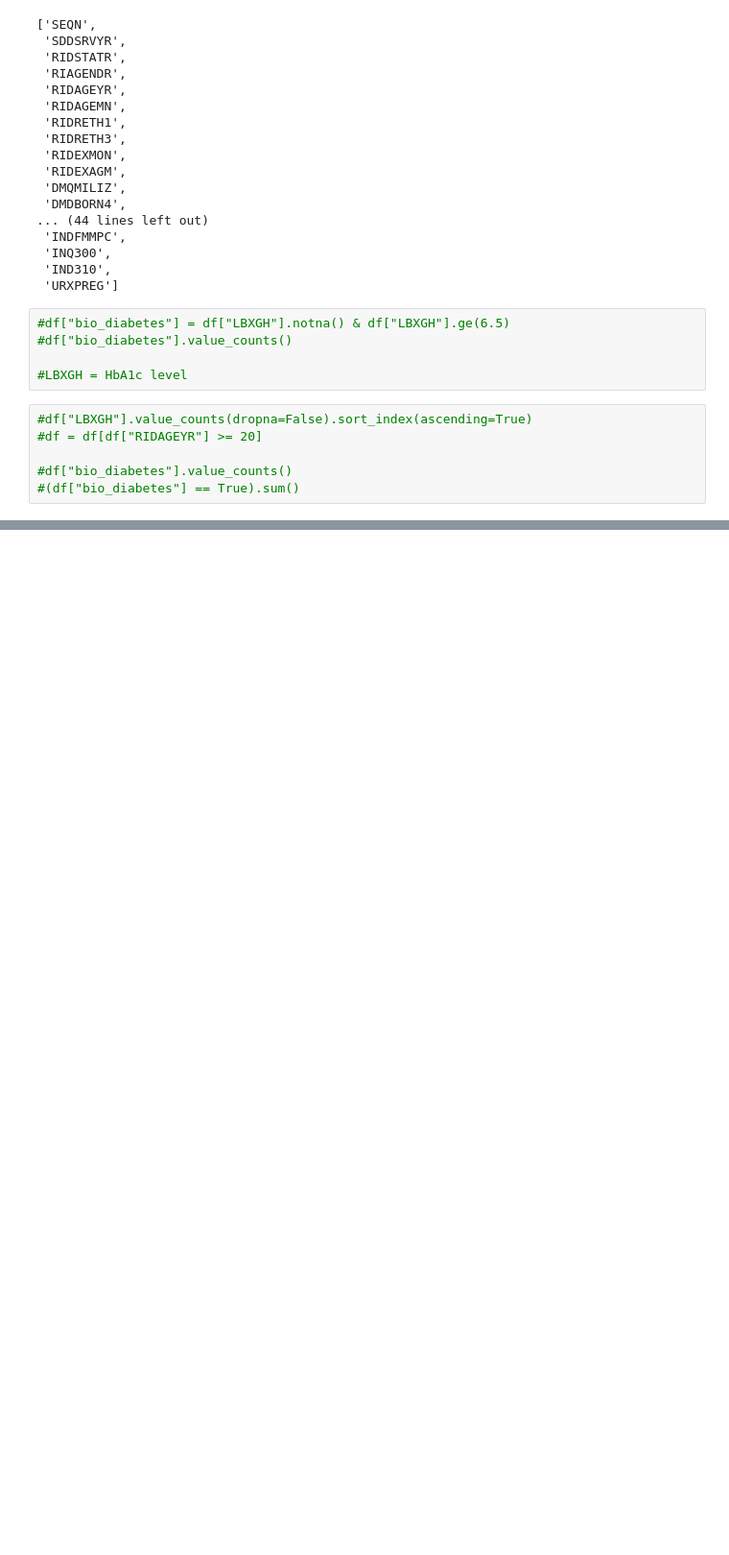
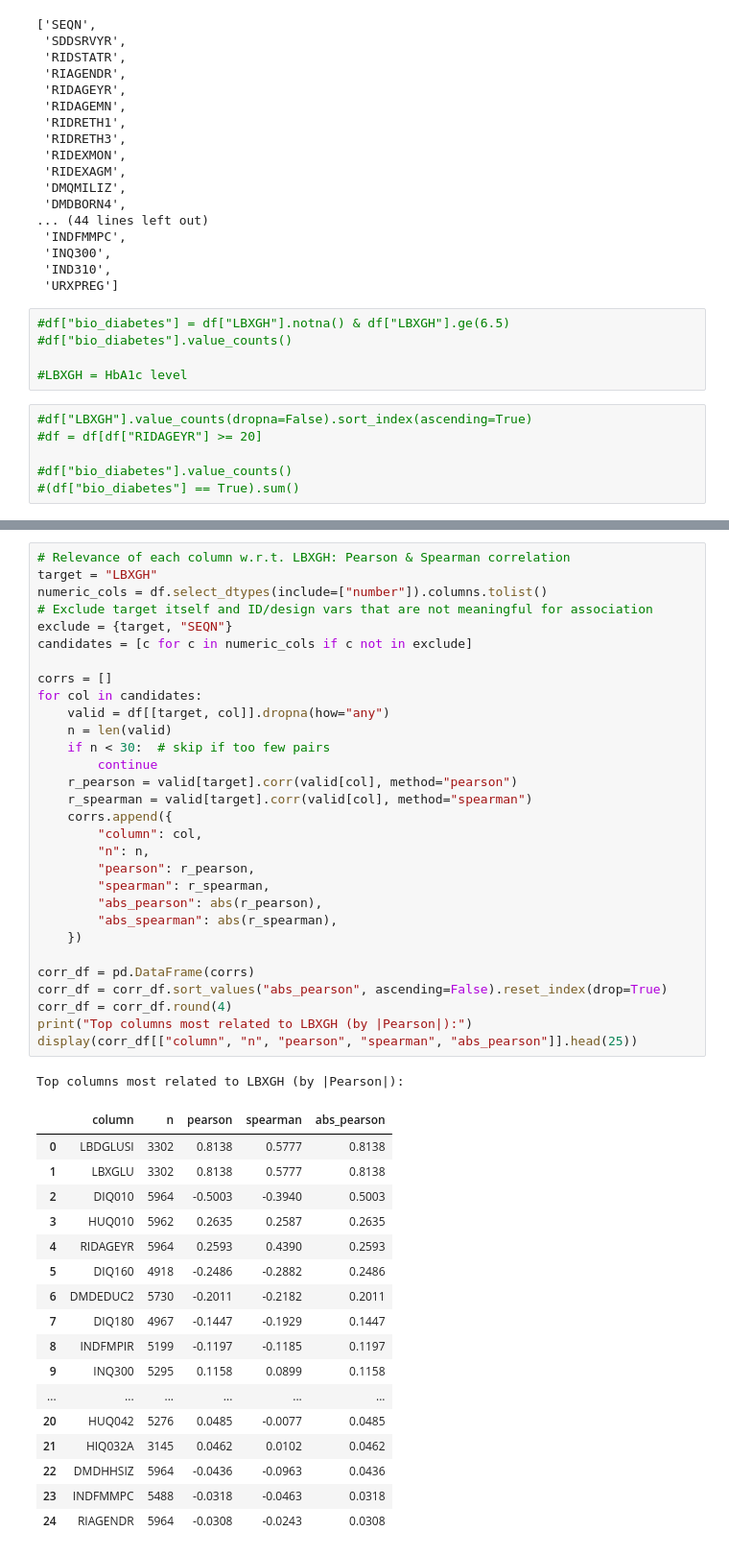
Before and after one commit to unnatiagarwal02/BMI_Applied_project, a Jupyter notebook: Data_understanding.ipynb, the cells around one changed output, grey strips where cells are left out. Shown at 96% size. Drawn from its saved outputs; the diff is of its cells as text; blank space fills up the shorter version.

```diff
--- a/Data_understanding.ipynb
+++ b/Data_understanding.ipynb
@@ -148,0 +245,49 @@ Shape: (5964, 60)
+# %%
+# Relevance of each column w.r.t. LBXGH: Pearson & Spearman correlation
+target = "LBXGH"
+numeric_cols = df.select_dtypes(include=["number"]).columns.tolist()
+# Exclude target itself and ID/design vars that are not meaningful for association
+exclude = {target, "SEQN"}
+candidates = [c for c in numeric_cols if c not in exclude]
+
+corrs = []
+for col in candidates:
+    valid = df[[target, col]].dropna(how="any")
+    n = len(valid)
+    if n < 30:  # skip if too few pairs
+        continue
+    r_pearson = valid[target].corr(valid[col], method="pearson")
+    r_spearman = valid[target].corr(valid[col], method="spearman")
+    corrs.append({
+        "column": col,
+        "n": n,
+        "pearson": r_pearson,
+        "spearman": r_spearman,
+        "abs_pearson": abs(r_pearson),
+        "abs_spearman": abs(r_spearman),
+    })
+
+corr_df = pd.DataFrame(corrs)
+corr_df = corr_df.sort_values("abs_pearson", ascending=False).reset_index(drop=True)
+corr_df = corr_df.round(4)
+print("Top columns most related to LBXGH (by |Pearson|):")
+display(corr_df[["column", "n", "pearson", "spearman", "abs_pearson"]].head(25))
+# %% [output]
+Top columns most related to LBXGH (by |Pearson|):
+|  | column | n | pearson | spearman | abs_pearson |
+| 0 | LBDGLUSI | 3302 | 0.8138 | 0.5777 | 0.8138 |
+| 1 | LBXGLU | 3302 | 0.8138 | 0.5777 | 0.8138 |
+| 2 | DIQ010 | 5964 | -0.5003 | -0.3940 | 0.5003 |
+| 3 | HUQ010 | 5962 | 0.2635 | 0.2587 | 0.2635 |
+| 4 | RIDAGEYR | 5964 | 0.2593 | 0.4390 | 0.2593 |
+| 5 | DIQ160 | 4918 | -0.2486 | -0.2882 | 0.2486 |
+| 6 | DMDEDUC2 | 5730 | -0.2011 | -0.2182 | 0.2011 |
+| 7 | DIQ180 | 4967 | -0.1447 | -0.1929 | 0.1447 |
+| 8 | INDFMPIR | 5199 | -0.1197 | -0.1185 | 0.1197 |
+| 9 | INQ300 | 5295 | 0.1158 | 0.0899 | 0.1158 |
+| ... | ... | ... | ... | ... | ... |
+| 20 | HUQ042 | 5276 | 0.0485 | -0.0077 | 0.0485 |
+| 21 | HIQ032A | 3145 | 0.0462 | 0.0102 | 0.0462 |
+| 22 | DMDHHSIZ | 5964 | -0.0436 | -0.0963 | 0.0436 |
+| 23 | INDFMMPC | 5488 | -0.0318 | -0.0463 | 0.0318 |
+| 24 | RIAGENDR | 5964 | -0.0308 | -0.0243 | 0.0308 |
```
Also changed, not shown: parts of 17 cells of this notebook, 6 other files.
